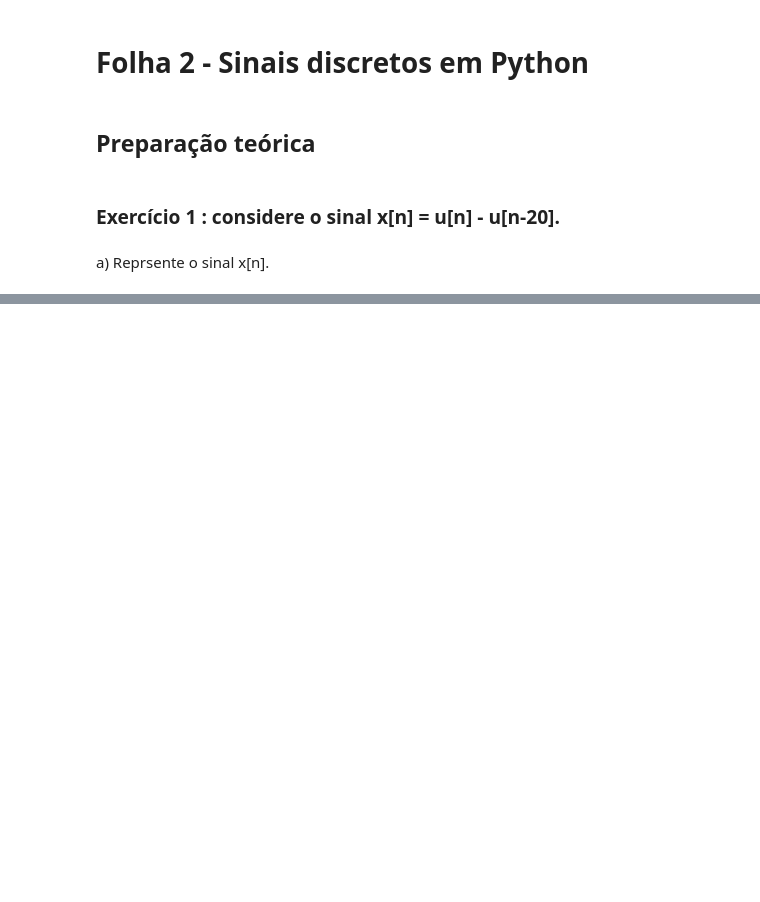
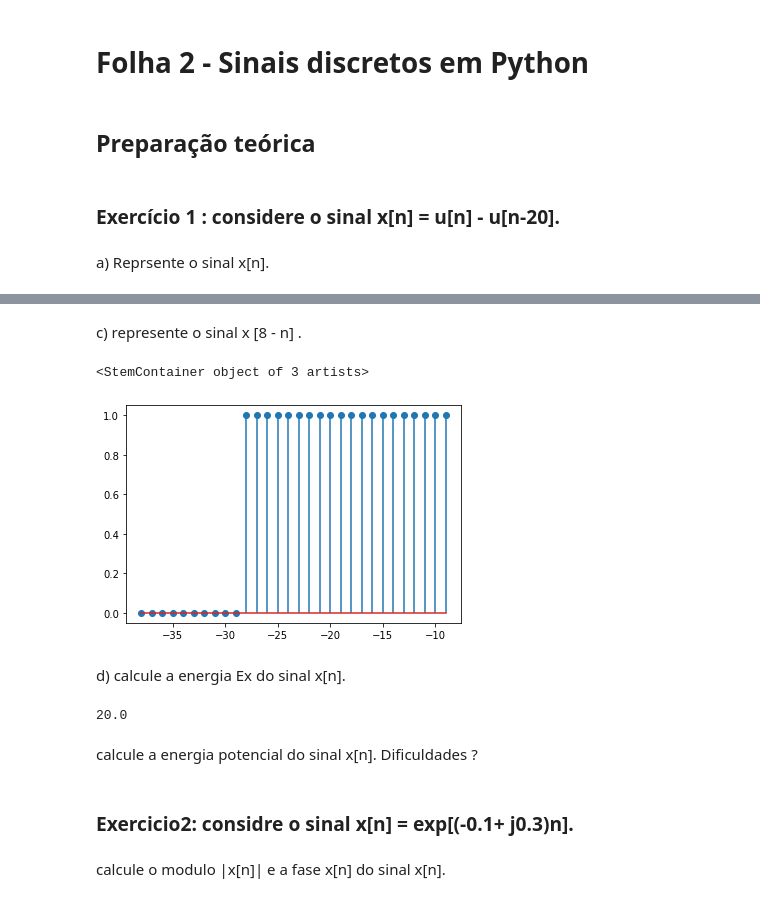
Before and after one commit to bosshentai/Processing-signal, a Jupyter notebook: python/Sistemasesinais.ipynb, the cells around one changed output, grey strips where cells are left out. Saved outputs shown, nothing was run; the diff lists cells and outputs as text; code cells hidden in the pictures; blank space fills up the shorter version.

Commit message:
exercicio 2 a feito

```diff
--- a/python/Sistemasesinais.ipynb
+++ b/python/Sistemasesinais.ipynb
@@ -218,0 +253,25 @@ array([0., 1., 2., 3., 4., 5.])
+# %% [markdown]
+<p> c) represente o sinal x [8 - n] .
+# %%
+atraso = 8
+n_vert = np.arange(-30 - atraso, 0 - atraso)
+plt.stem(n_vert,xn_vert)
+# %% [output]
+<StemContainer object of 3 artists>
+[figure, added]
+# %% [markdown]
+<p> d) calcule a energia Ex do sinal x[n].</p>
+# %%
+# elevado
+xn_el = xn**2
+#energia
+ex = sum(xn_el)
+ex
+# %% [output]
+20.0
+# %% [markdown]
+<p> calcule a energia potencial do sinal x[n]. Dificuldades ? </p>
+# %% [markdown]
+<h3> Exercicio2: considre o sinal x[n] = exp[(-0.1+ j0.3)n]. </h3>
+# %% [markdown]
+<p> calcule o modulo |x[n]| e a fase x[n] do sinal x[n]. </p>
```
Also changed, not shown: parts of 14 cells of this notebook, 2 other files.
